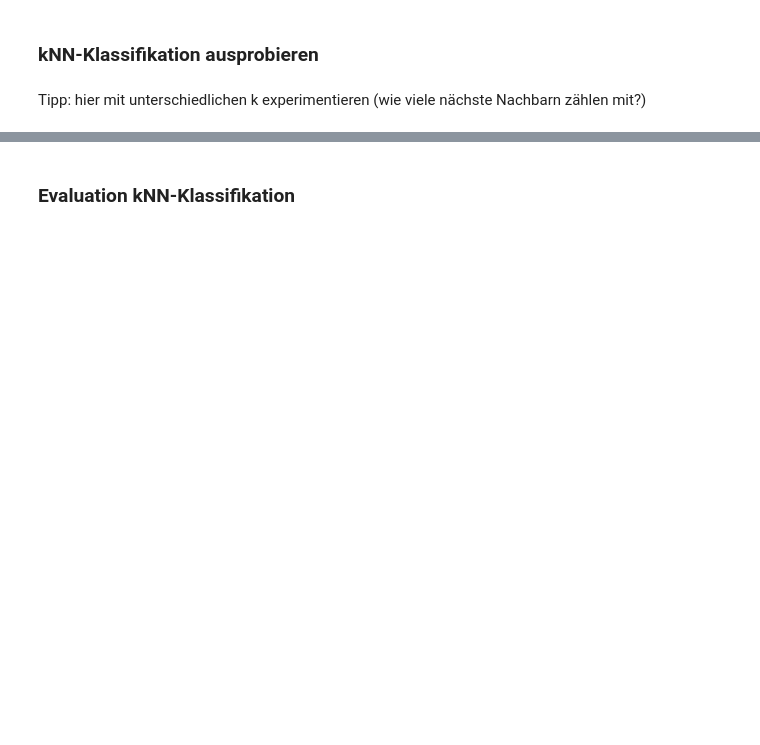
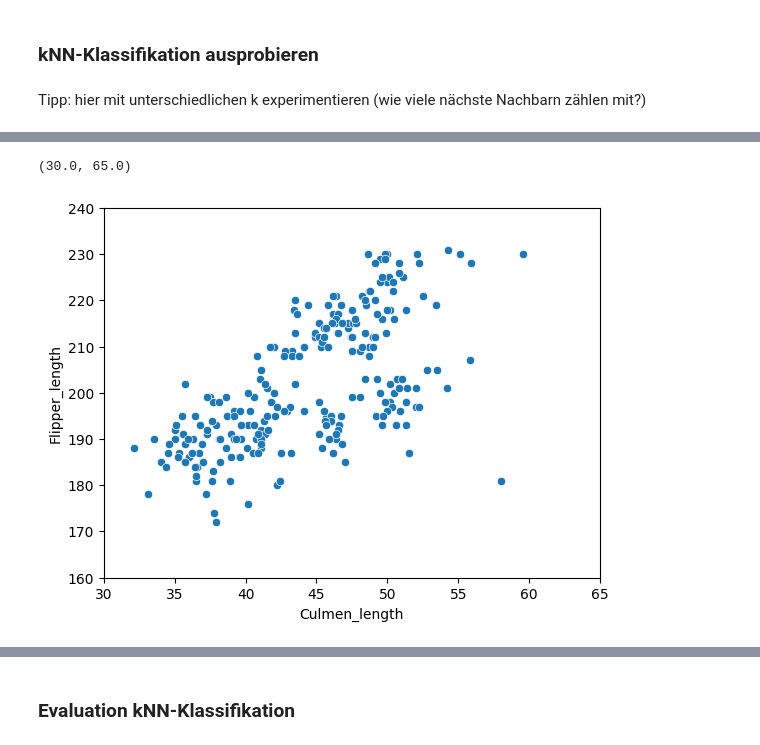
Before and after one commit to anke-schue/Penguins, a Jupyter notebook: Kopie von 23S_projekt_penguins.ipynb, the cells around one changed output, grey strips where cells are left out. Saved outputs shown, nothing was run; the diff lists cells and outputs as text; code cells hidden in the pictures; blank space fills up the shorter version.

```diff
--- a/Kopie von 23S_projekt_penguins.ipynb
+++ b/Kopie von 23S_projekt_penguins.ipynb
@@ -108,0 +109,15 @@ dropna_penguins.corr(numeric_only = True)
+# %%
+# Variablennamen umbennenen zur einfacheren Weiterverarbeitung
+# Variablennamen betrachten:
+print(penguins.columns)
+
+# kritische Variablen umbennenen
+penguins = penguins.rename(columns={'Sample Number': 'sample_number', 'Individual ID': 'Individual_ID',
+                                    'Clutch Completion': 'Clutch_completion',
+                                    'Date Egg': 'Date_egg',
+                                    'Culmen Length (mm)': 'Culmen_length',
+                                    'Culmen Depth (mm)': 'Culmen_depth',
+                                    'Flipper Length (mm)': 'Flipper_length',
+                                    'Body Mass (g)': 'Body_mass',
+                                    'Delta 15 N (o/oo)': 'Delta_15N',
+                                    'Delta 13 C (o/oo)': 'Delta_13C'})
@@ -128,6 +226,12 @@ Tipp: hier mit unterschiedlichen k experimentieren (wie viele nächste Nachbarn
 k = 3
 # %%
-# teile dataset auf in Klassenattribute (y) und features (X)
-# verwende culmen_length und flipper_lenght für die Klassifikation (sah im Scatterplot sinnvoll aus)
-X = dropna_penguins.drop(["species","island","culmen_depth_mm","body_mass_g", "sex", "target"],axis=1)
-y = dropna_penguins["target"]
+# Teile dataset auf in Klassenattribute (y) und features (X)
+# Die höchste Korrelation der Variable y= Species_cat besteht mit den Variablen:
+# Flipper_length, Body_mass, Culmen_depth, Culmen_length
+# Verwende Culmen_length und Flipper_length für die Klassifikation (sah im Scatterplot sinnvoll aus)
+
+X = dropna_penguins[["Island_cat","Culmen_length","Culmen_depth","Flipper_length","Body_mass",
+                     "Sex_cat","Clutch_completion_cat","Delta_15N","Delta_13C"]]
+y = dropna_penguins["Species_cat"]
+print(X)
+print(y)
@@ -146,9 +285,12 @@ X
 
 X_train, X_test, y_train, y_test = train_test_split(X, y, random_state = 19)
 # %%
-sns.scatterplot(data = X_train, x = "culmen_length_mm", y = "flipper_length_mm")
+sns.scatterplot(data = X_train, x = "Culmen_length", y = "Flipper_length")
 
-# setze identische Limits für x- und y-Achse (Vergleichbarkeit!)
+# Setze identische Limits für x- und y-Achse (Vergleichbarkeit!)
 plt.ylim(160, 240)
 plt.xlim(30, 65)
+# %% [output]
+(30.0, 65.0)
+[figure, added]
 # %%
```
Also changed, not shown: parts of 77 cells of this notebook.
